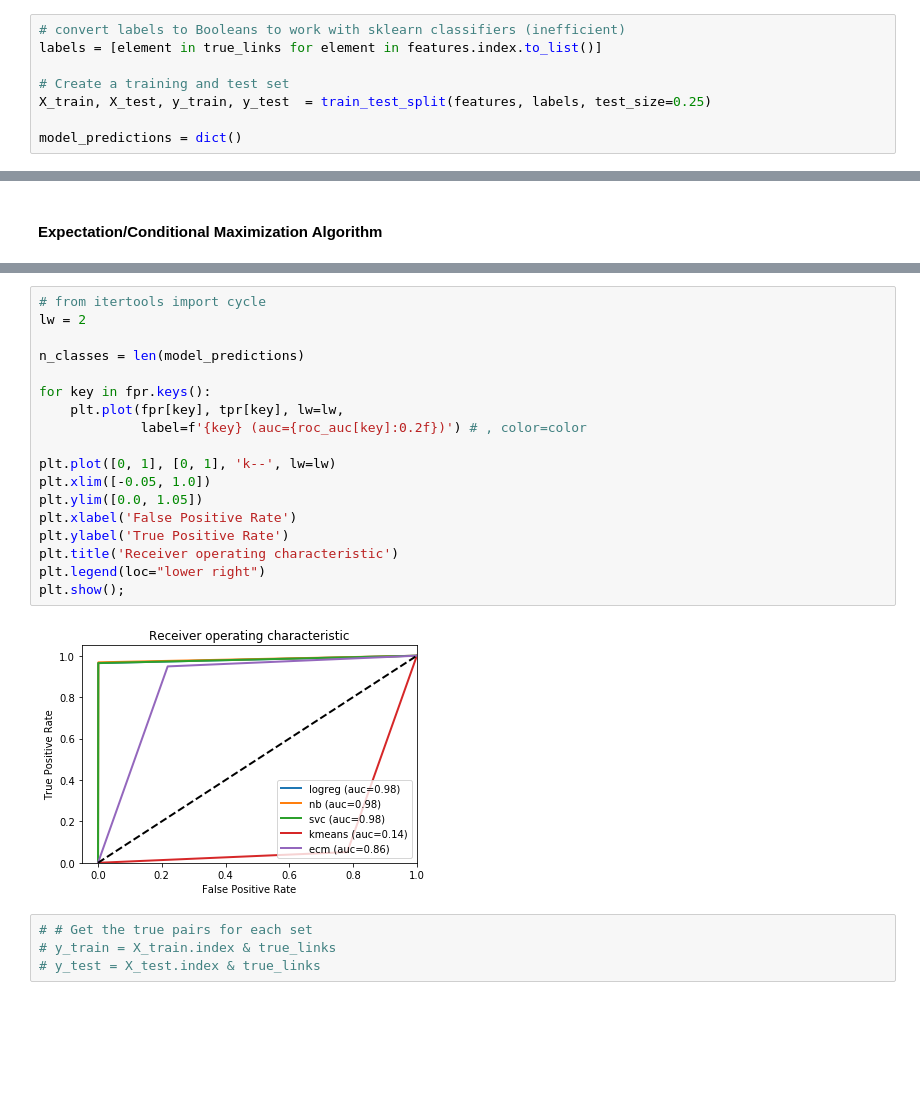
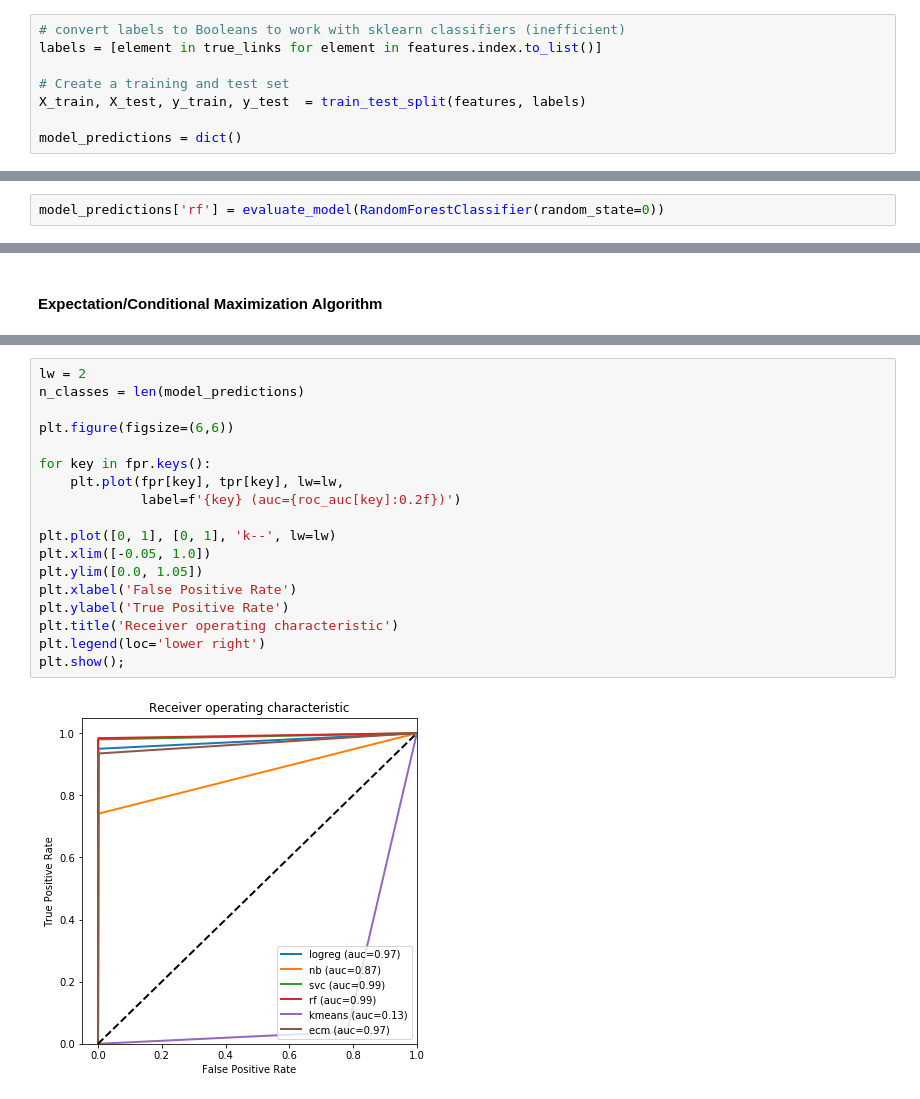
Before and after one commit to meccaLeccaHi/RL_pybay2020, a Jupyter notebook: prez.ipynb, the cells around one changed output, grey strips where cells are left out. Saved outputs shown, nothing was run; the diff lists cells and outputs as text; blank space fills up the shorter version.

```diff
--- a/prez.ipynb
+++ b/prez.ipynb
@@ -411,6 +451,6 @@ https://recordlinkage.readthedocs.io/en/latest/notebooks/classifiers.html#Superv
 labels = [element in true_links for element in features.index.to_list()]
 
 # Create a training and test set
-X_train, X_test, y_train, y_test  = train_test_split(features, labels, test_size=0.25)
+X_train, X_test, y_train, y_test  = train_test_split(features, labels)
 
 model_predictions = dict()
@@ -458,0 +501,2 @@ F1 score: 0.9867211549531189
+# %%
+model_predictions['rf'] = evaluate_model(RandomForestClassifier(random_state=0))
@@ -500,26 +550,22 @@ for model in models:
     fpr[model], tpr[model], _ = roc_curve(y_test, model_predictions[model])
     roc_auc[model] = auc(fpr[model], tpr[model])
 # %%
-# from itertools import cycle
 lw = 2
+n_classes = len(model_predictions)
 
-n_classes = len(model_predictions)
+plt.figure(figsize=(6,6))
 
 for key in fpr.keys():
     plt.plot(fpr[key], tpr[key], lw=lw,
-             label=f'{key} (auc={roc_auc[key]:0.2f})') # , color=color
+             label=f'{key} (auc={roc_auc[key]:0.2f})')
 
 plt.plot([0, 1], [0, 1], 'k--', lw=lw)
 plt.xlim([-0.05, 1.0])
 plt.ylim([0.0, 1.05])
 plt.xlabel('False Positive Rate')
 plt.ylabel('True Positive Rate')
 plt.title('Receiver operating characteristic')
-plt.legend(loc="lower right")
+plt.legend(loc='lower right')
 plt.show();
 # %% [output]
-[figure, old version]
+[figure, new version]
-# %%
-# # Get the true pairs for each set
-# y_train = X_train.index & true_links
-# y_test = X_test.index & true_links
```
Also changed, not shown: parts of 55 cells of this notebook.
